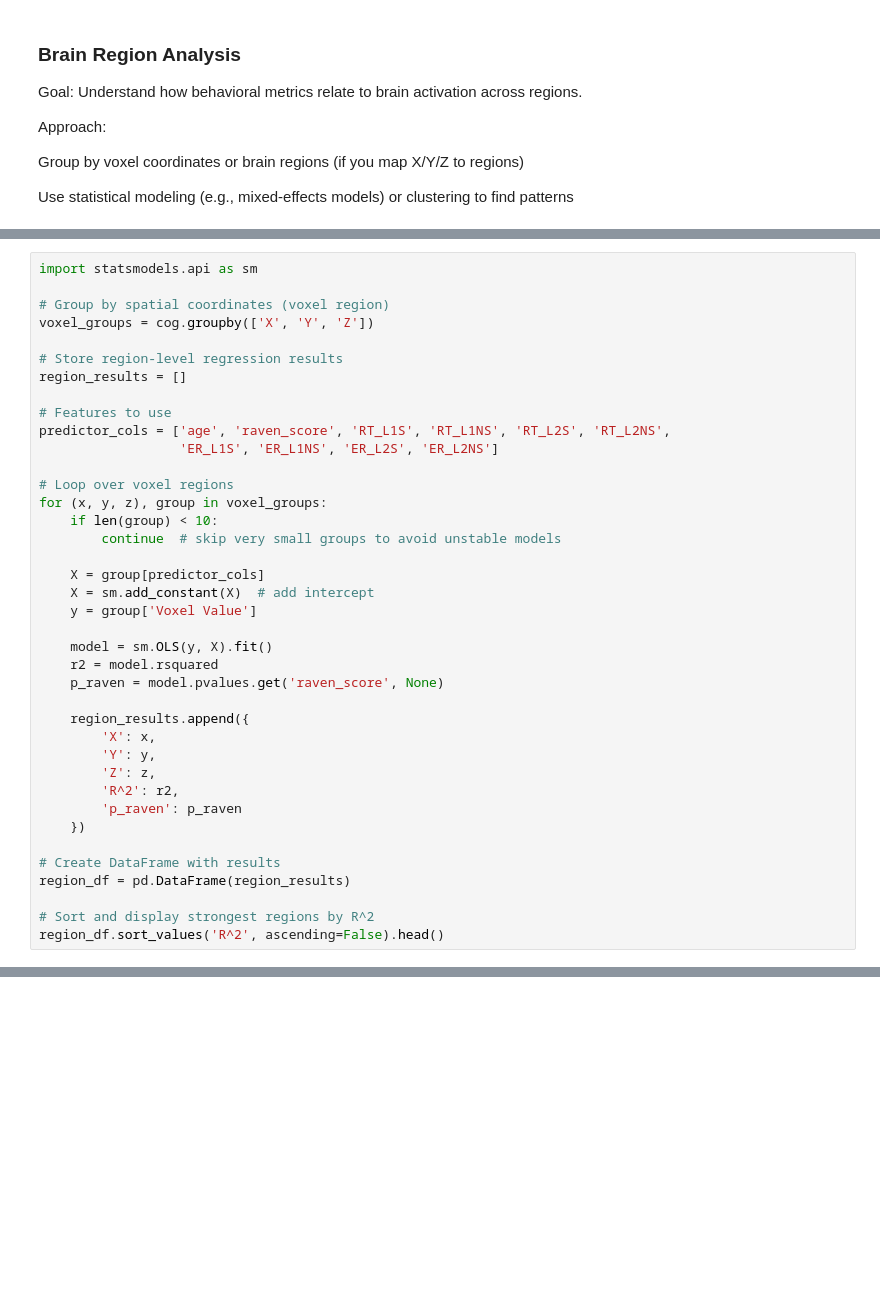
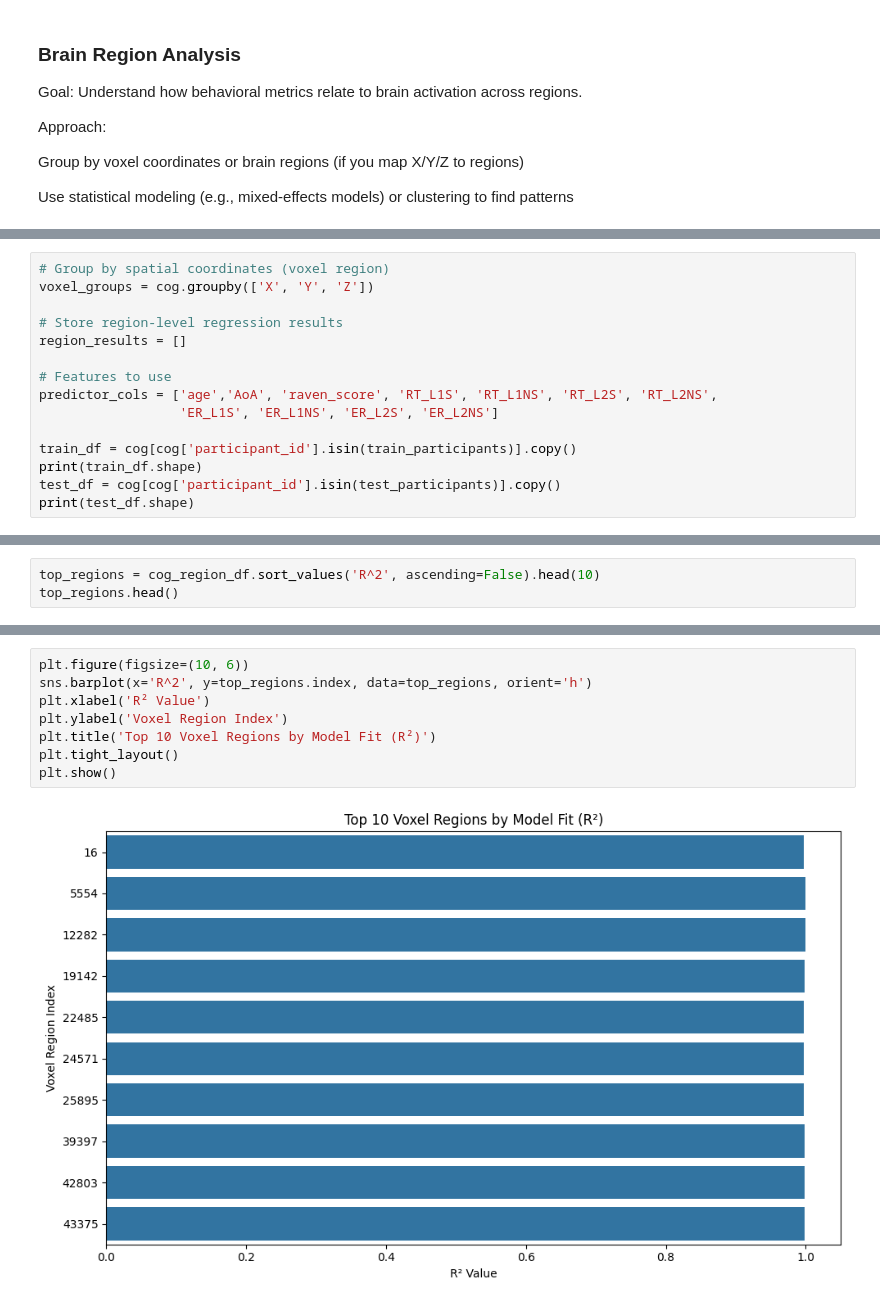
Before and after one commit to ojnim/cs506-final-project, a Jupyter notebook: modeling.ipynb, the cells around one changed output, grey strips where cells are left out. Saved outputs shown, nothing was run; the diff lists cells and outputs as text; blank space fills up the shorter version.

```diff
--- a/modeling.ipynb
+++ b/modeling.ipynb
@@ -397,6 +495,4 @@ Use statistical modeling (e.g., mixed-effects models) or clustering to find patt
 # %%
-import statsmodels.api as sm
-
 # Group by spatial coordinates (voxel region)
 voxel_groups = cog.groupby(['X', 'Y', 'Z'])
 
@@ -404,33 +500,11 @@ voxel_groups = cog.groupby(['X', 'Y', 'Z'])
 region_results = []
 
 # Features to use
-predictor_cols = ['age', 'raven_score', 'RT_L1S', 'RT_L1NS', 'RT_L2S', 'RT_L2NS',
+predictor_cols = ['age','AoA', 'raven_score', 'RT_L1S', 'RT_L1NS', 'RT_L2S', 'RT_L2NS',
                   'ER_L1S', 'ER_L1NS', 'ER_L2S', 'ER_L2NS']
 
-# Loop over voxel regions
-for (x, y, z), group in voxel_groups:
-    if len(group) < 10:
-        continue  # skip very small groups to avoid unstable models
-
-    X = group[predictor_cols]
-    X = sm.add_constant(X)  # add intercept
-    y = group['Voxel Value']
-
-    model = sm.OLS(y, X).fit()
-    r2 = model.rsquared
-    p_raven = model.pvalues.get('raven_score', None)
-
-    region_results.append({
-        'X': x,
-        'Y': y,
-        'Z': z,
-        'R^2': r2,
-        'p_raven': p_raven
-    })
-
-# Create DataFrame with results
-region_df = pd.DataFrame(region_results)
-
-# Sort and display strongest regions by R^2
-region_df.sort_values('R^2', ascending=False).head()
+train_df = cog[cog['participant_id'].isin(train_participants)].copy()
+print(train_df.shape)
+test_df = cog[cog['participant_id'].isin(test_participants)].copy()
+print(test_df.shape)
 # %% [output]
@@ -462,0 +573,3 @@ ValueError: The truth value of a Series is ambiguous. Use a.empty, a.bool(), a.i
+# %%
+top_regions = cog_region_df.sort_values('R^2', ascending=False).head(10)
+top_regions.head()
@@ -462,0 +614,10 @@ ValueError: The truth value of a Series is ambiguous. Use a.empty, a.bool(), a.i
+# %%
+plt.figure(figsize=(10, 6))
+sns.barplot(x='R^2', y=top_regions.index, data=top_regions, orient='h')
+plt.xlabel('R² Value')
+plt.ylabel('Voxel Region Index')
+plt.title('Top 10 Voxel Regions by Model Fit (R²)')
+plt.tight_layout()
+plt.show()
+# %% [output]
+[figure, added]
```
Also changed, not shown: parts of 18 cells of this notebook.
